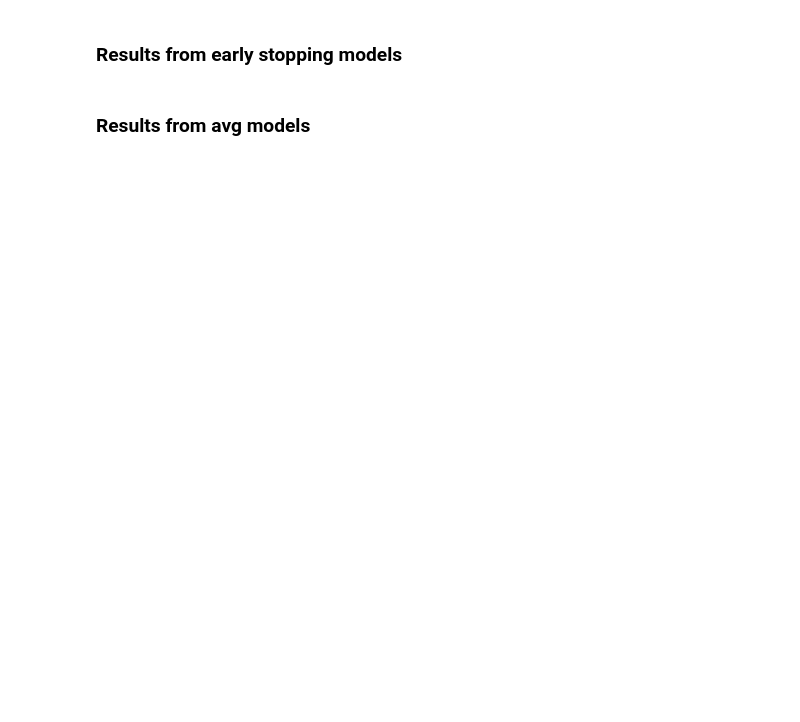
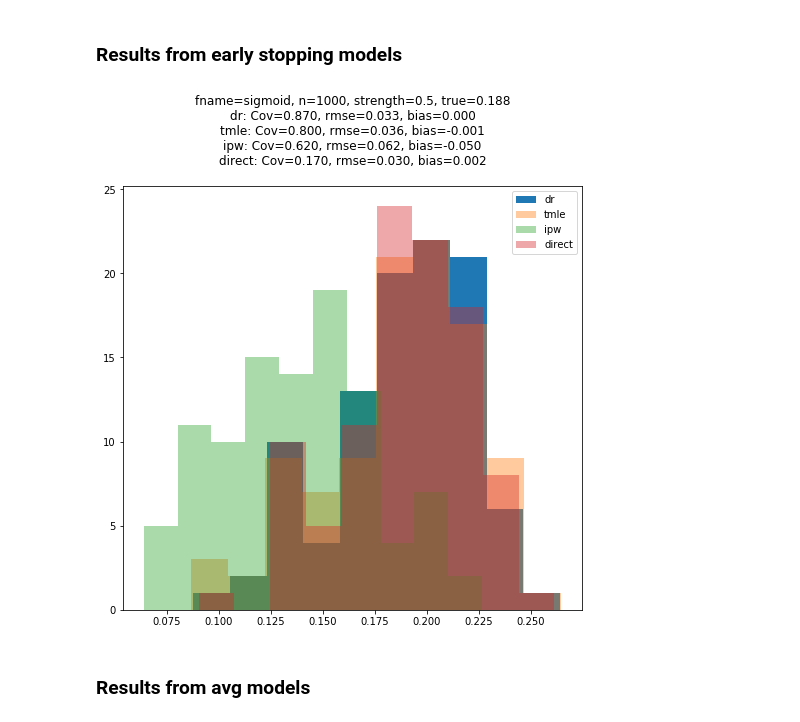
Before and after one commit to syrgkanislab/npiv_functionals, a Jupyter notebook: notebooks/NeuralNetExamples.ipynb, the cells around one changed output. Drawn from its saved outputs; the diff is of its cells as text; code cells hidden in the pictures; blank space fills up the shorter version.

```diff
--- a/notebooks/NeuralNetExamples.ipynb
+++ b/notebooks/NeuralNetExamples.ipynb
@@ -28,7 +28,7 @@ We solve the problem:
 \end{equation}
 where $h_{\theta}$ and $f_w$ are two neural nets.
 # %%
-def exp(it, n, n_z, n_t, iv_strength, fname, dgp_num, moment_fn, special_test=True):
+def exp(it, n, n_z, n_t, iv_strength, fname, dgp_num, moment_fn, special_test=True, lambda_l2_h=0):
     np.random.seed(it)
 
     #####
@@ -98,6 +98,7 @@ def exp(it, n, n_z, n_t, iv_strength, fname, dgp_num, moment_fn, special_test=Tr
     agmm.fit(augZ_train, T_train, Y_train, augZ_val, T_val, Y_val,
              learner_lr=learner_lr, adversary_lr=adversary_lr,
              learner_l2=learner_l2, adversary_l2=adversary_l2,
+             learner_tikhonov=lambda_l2_h,
              n_epochs=n_epochs, bs=bs, logger=None,
              model_dir=f'agmm_model_{it}', device=device)
 
@@ -146,6 +147,8 @@ fname = 'sigmoid'
 dgp_num = 5
 epsilon = 0.1 # average finite difference epsilon
 moment_fn = lambda x, fn, device: avg_small_diff(x, fn, device, epsilon)
+lambda_l2_h = 1/n**(.9)
+clever = True
 
 Z, T, Y, true_fn = get_data(1000000, n_z, iv_strength, get_tau_fn(fn_dict[fname]), dgp_num)
 true = np.mean(moment_fn(T, true_fn, device='cpu'))
@@ -189,16 +192,19 @@ n_t = 1
 dgp_num = 5
 epsilon = 0.1 # average finite difference epsilon
 moment_fn = lambda x, fn, device: avg_small_diff(x, fn, device, epsilon)
-clever = False
+clever = True
 
-for fname in ['abs', '2dpoly', 'sigmoid', 'sin']:
-    for n in [500]:
-        for iv_strength in [.5, .7, .9]:
-            Z, T, Y, true_fn = get_data(1000000, n_z, iv_strength, get_tau_fn(fn_dict[fname]), dgp_num)
-            true = np.mean(moment_fn(T, true_fn, device='cpu'))
-            print(f'True: {true:.4f}')
-            results = Parallel(n_jobs=-1, verbose=3)(delayed(exp)(it, n, n_z, n_t, iv_strength,
-                                                                  fname, dgp_num, moment_fn, special_test=clever)
-                                                     for it in range(100))
-            joblib.dump((true, results),
-                        f'res_fn_{fname}_n_{n}_stregth_{iv_strength}_eps_{epsilon}.jbl')
+for clever in [False, True]:
+    for fname in ['abs', '2dpoly', 'sigmoid', 'sin']:
+        for n in [500, 1000, 2000]:
+            for iv_strength in [.2, .5, .7, .9]:
+                lambda_l2_h = 1/n**(.9)
+                Z, T, Y, true_fn = get_data(1000000, n_z, iv_strength, get_tau_fn(fn_dict[fname]), dgp_num)
+                true = np.mean(moment_fn(T, true_fn, device='cpu'))
+                print(f'True: {true:.4f}')
+                results = Parallel(n_jobs=-1, verbose=3)(delayed(exp)(it, n, n_z, n_t, iv_strength,
+                                                                      fname, dgp_num, moment_fn,
+                                                                      special_test=clever, lambda_l2_h=lambda_l2_h)
+                                                         for it in range(100))
+                joblib.dump((true, results),
+                            f'res_fn_{fname}_n_{n}_stregth_{iv_strength}_eps_{epsilon}_clever_{clever}_l2h_{lambda_l2_h:.4f}.jbl')
@@ -241,23 +231,27 @@ def plot_results(fname, n, iv_strength, dr, tmle, ipw, direct, true):
 # %% [markdown]
 ### Results from early stopping models
 # %%
-for fname in ['abs', '2dpoly', 'sigmoid', 'sin']:
+for fname in ['sigmoid']:
     plt.figure(figsize=(20, 20))
     it = 1
 #     for n in [1000, 2000]:
-    for n in [500, 1000]:
-        for iv_strength in [.5, .7, .9]:
+    for n in [1000]:
+        for iv_strength in [.5]:
             plt.subplot(3, 3, it)
             # true, results = joblib.load(f'res_fn_{fname}_n_{n}_stregth_{iv_strength}_eps_{epsilon}.jbl')
-            true, results = joblib.load(f'res_fn_{fname}_n_{n}_stregth_{iv_strength}_eps_{epsilon}_clever_{clever}.jbl')
+            # true, results = joblib.load(f'res_fn_{fname}_n_{n}_stregth_{iv_strength}_eps_{epsilon}_clever_{clever}.jbl')
+            true, results = joblib.load(
+                        f'res_fn_{fname}_n_{n}_stregth_{iv_strength}_eps_{epsilon}_clever_{clever}_l2h_{lambda_l2_h:.4f}.jbl')
             dr = np.array([r[0] for r in results])
             tmle = np.array([r[1] for r in results])
             ipw = np.array([r[2] for r in results])
             direct = np.array([r[3] for r in results])
             plot_results(fname, n, iv_strength, dr, tmle, ipw, direct, true)
             it += 1
     plt.tight_layout()
     plt.show()
+# %% [output]
+[figure, added]
 # %% [markdown]
 ### Results from avg models
 # %%
```
Also changed, not shown: parts of 3 cells of this notebook, 4 other files.
